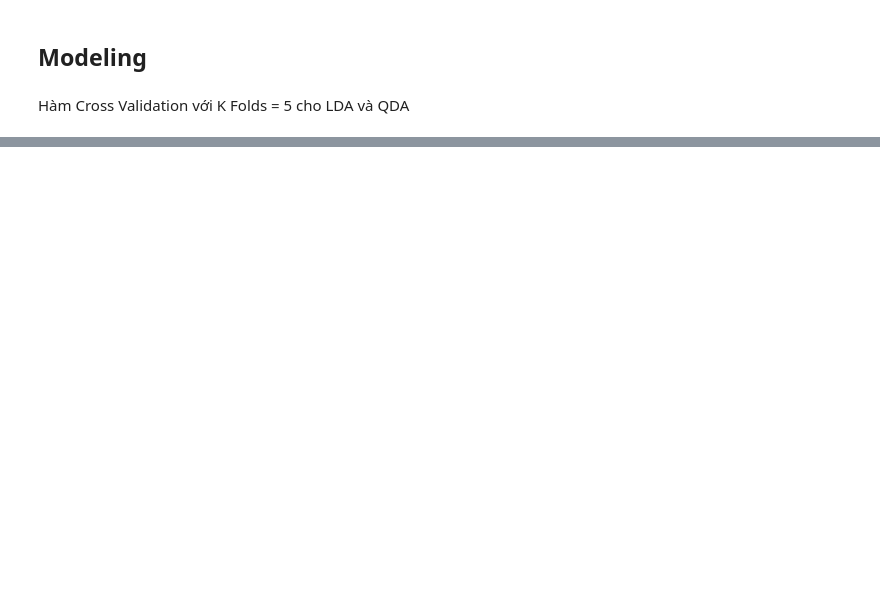
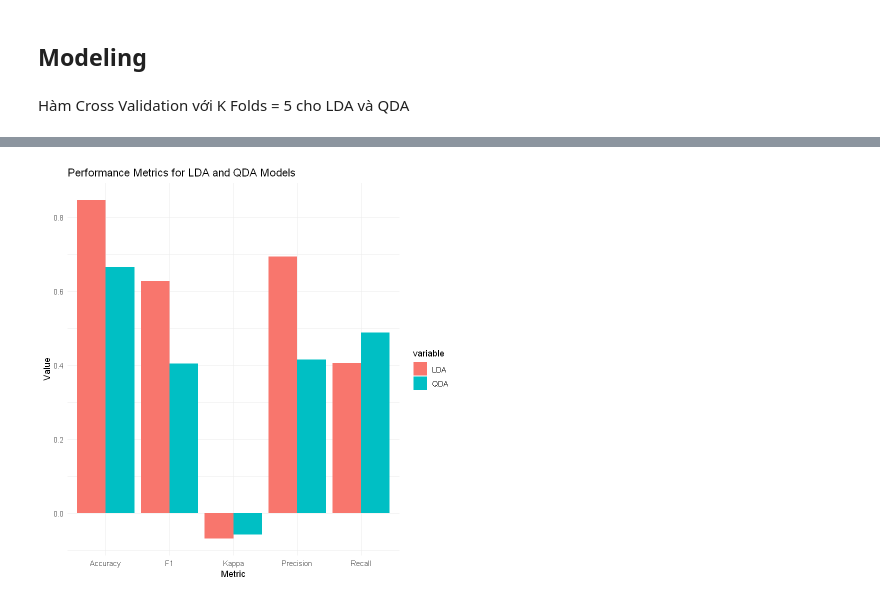
Before and after one commit to tandao0909/statistical-data-processing-project, a Jupyter notebook: model/lda.ipynb, the cells around one changed output, grey strips where cells are left out. Drawn from its saved outputs; the diff is of its cells as text; code cells hidden in the pictures; blank space fills up the shorter version.

```diff
--- a/model/lda.ipynb
+++ b/model/lda.ipynb
@@ -318,0 +176,20 @@ https://github.com/IRkernel/repr/wiki/Problems-with-unicode-on-windows
+# %%
+library(irr)
+
+# Apply cross-validation on train_data for LDA
+lda_results <- lda_cross_validate(diabetes_012 ~ ., train_data)
+lda_avg_results <- sapply(lda_results$results, function(res) sapply(res, mean))
+
+# Apply cross-validation on train_data for QDA
+qda_results <- qda_cross_validate(diabetes_012 ~ ., train_data)
+qda_avg_results <- sapply(qda_results$results, function(res) sapply(res, mean))
+
+# Combine results into a data frame
+avg_results <- data.frame(
+    Metric = c("Accuracy", "Precision", "Recall", "F1", "Kappa"),
+    LDA = lda_avg_results,
+    QDA = qda_avg_results
+)
+
+# Print the results as a table
+print(avg_results)
@@ -318,0 +209,63 @@ https://github.com/IRkernel/repr/wiki/Problems-with-unicode-on-windows
+# %%
+# Determine the best model based on average accuracy
+best_model <- ifelse(mean(lda_avg_results["accuracy", ]) > mean(qda_avg_results["accuracy", ]), "LDA", "QDA")
+
+# Train the best LDA model on the entire training data
+final_lda_model <- lda(diabetes_012 ~ ., data = train_data)
+
+# Train the best QDA model on the entire training data
+final_qda_model <- qda(diabetes_012 ~ ., data = train_data)
+
+# Predict on the test data using both models
+lda_predictions <- predict(final_lda_model, test_data)$class
+qda_predictions <- predict(final_qda_model, test_data)$class
+
+# Get predicted probabilities for both models
+lda_pred_probs <- predict(final_lda_model, test_data)$posterior
+qda_pred_probs <- predict(final_qda_model, test_data)$posterior
+
+# Create confusion matrices for both models
+lda_confusion <- table(lda_predictions, test_data$diabetes_012)
+qda_confusion <- table(qda_predictions, test_data$diabetes_012)
+
+# Calculate metrics for LDA
+lda_accuracy <- sum(diag(lda_confusion)) / sum(lda_confusion)
+lda_precision <- diag(lda_confusion) / rowSums(lda_confusion)
+lda_recall <- diag(lda_confusion) / colSums(lda_confusion)
+lda_f1 <- 2 * (lda_precision * lda_recall) / (lda_precision + lda_recall)
+
+# Calculate metrics for QDA
+qda_accuracy <- sum(diag(qda_confusion)) / sum(qda_confusion)
+qda_precision <- diag(qda_confusion) / rowSums(qda_confusion)
+qda_recall <- diag(qda_confusion) / colSums(qda_confusion)
+qda_f1 <- 2 * (qda_precision * qda_recall) / (qda_precision + qda_recall)
+
+# Convert confusion matrices to data frames for kappam.fleiss
+lda_confusion_df <- as.data.frame(as.table(lda_confusion))
+qda_confusion_df <- as.data.frame(as.table(qda_confusion))
+lda_kappa <- kappam.fleiss(lda_confusion_df)$value
+qda_kappa <- kappam.fleiss(qda_confusion_df)$value
+
+# Create a data frame with the results
+results <- data.frame(
+    Metric = c("Accuracy", "Precision", "Recall", "F1", "Kappa"),
+    LDA = c(lda_accuracy, mean(lda_precision, na.rm = TRUE), mean(lda_recall, na.rm = TRUE), mean(lda_f1, na.rm = TRUE), lda_kappa),
+    QDA = c(qda_accuracy, mean(qda_precision, na.rm = TRUE), mean(qda_recall, na.rm = TRUE), mean(qda_f1, na.rm = TRUE), qda_kappa)
+)
+
+# Print the results as a table
+print(results)
+
+# Plot the metrics
+metrics_data <- melt(results, id.vars = "Metric")
+
+ggplot(metrics_data, aes(x = Metric, y = value, fill = variable)) +
+    geom_bar(stat = "identity", position = "dodge") +
+    labs(title = "Performance Metrics for LDA and QDA Models",
+         x = "Metric",
+         y = "Value") +
+    theme_minimal()
+
+# Return predicted probabilities
+probs <- list(lda_pred_probs = lda_pred_probs, qda_pred_probs = qda_pred_probs)
+# %% [output]
@@ -318,0 +278 @@ https://github.com/IRkernel/repr/wiki/Problems-with-unicode-on-windows
+[figure, added]
```
Also changed, not shown: parts of 31 cells of this notebook, 1 other file.
